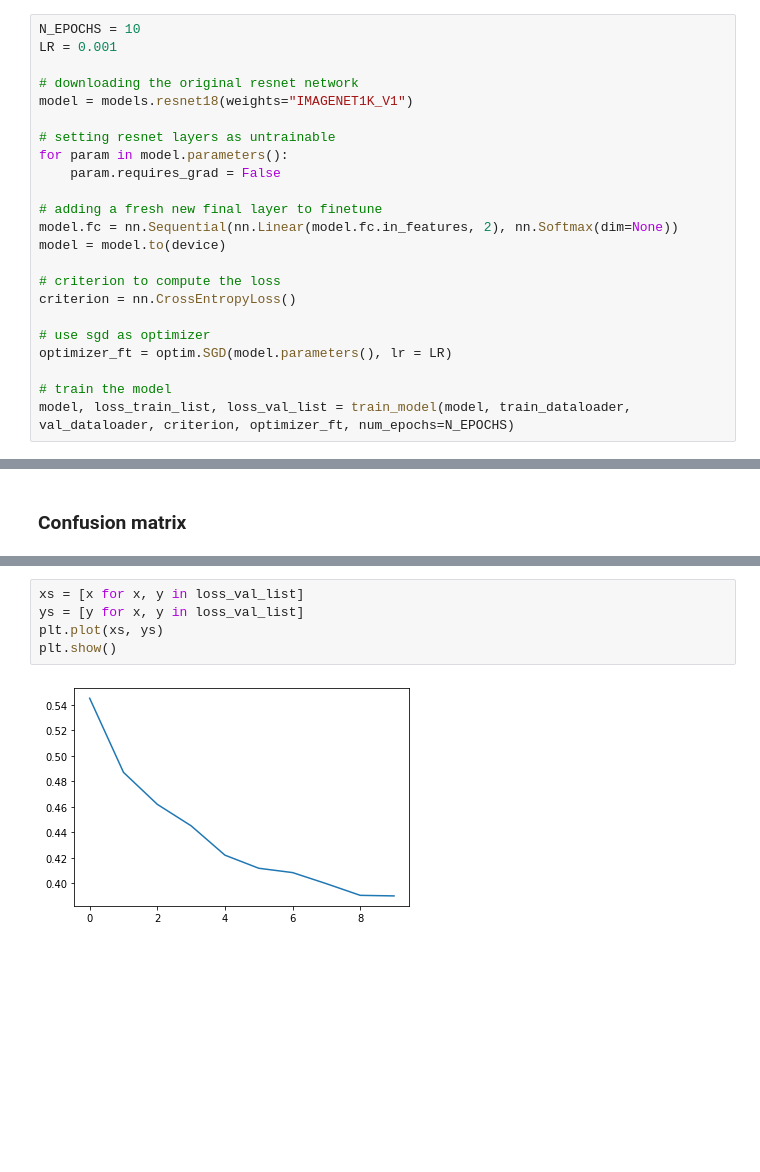
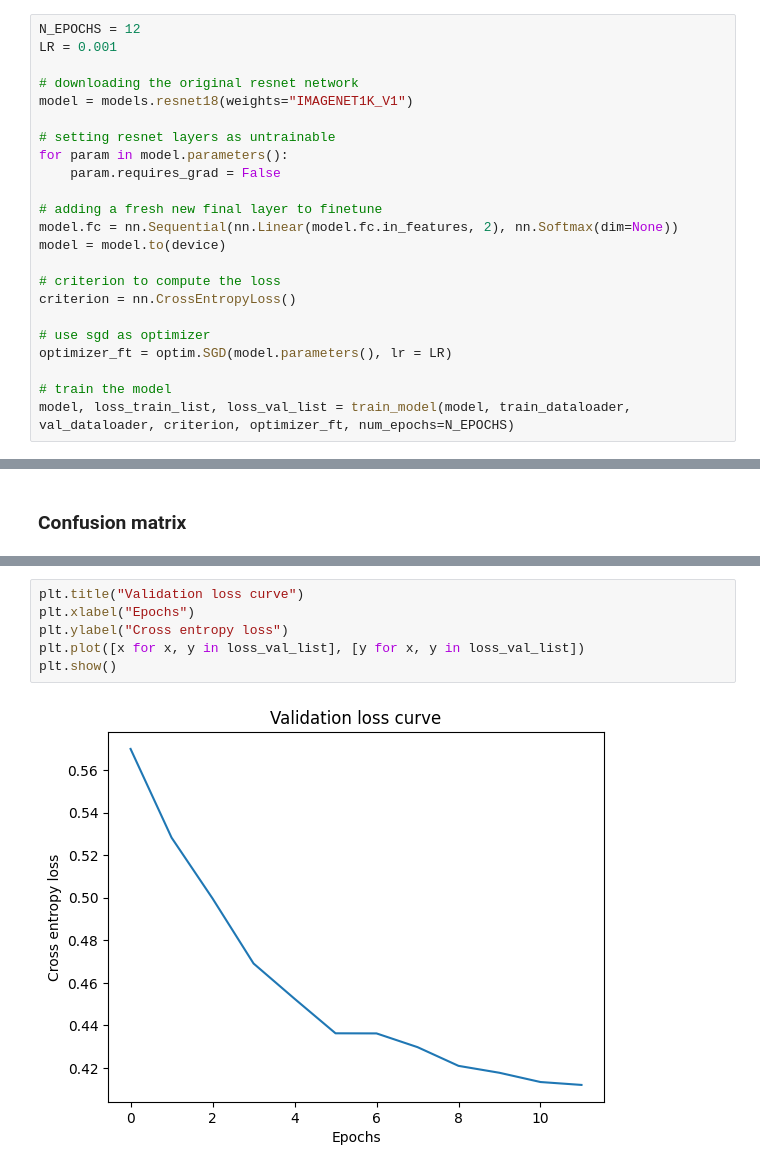
Before and after one commit to HolidayOugi/CHL-Project, a Jupyter notebook: Resnet.ipynb, the cells around one changed output, grey strips where cells are left out. Cells and saved outputs as stored; diff of their text form; blank space fills up the shorter version.

```diff
--- a/Resnet.ipynb
+++ b/Resnet.ipynb
@@ -193,7 +190,7 @@ def train_model(model, train_dataloader, val_dataloader, criterion, optimizer, n
         model.load_state_dict(torch.load(best_model_params_path))
     return model, loss_train_list, loss_val_list
 # %%
-N_EPOCHS = 10
+N_EPOCHS = 12
 LR = 0.001
 
 # downloading the original resnet network
@@ -339,7 +337,8 @@ plt.show()
 # %%
-xs = [x for x, y in loss_val_list]
-ys = [y for x, y in loss_val_list]
-plt.plot(xs, ys)
+plt.title("Validation loss curve")
+plt.xlabel("Epochs")
+plt.ylabel("Cross entropy loss")
+plt.plot([x for x, y in loss_val_list], [y for x, y in loss_val_list])
 plt.show()
 # %% [output]
-[figure, old version]
+[figure, new version]
```
Also changed, not shown: parts of 9 cells of this notebook.
